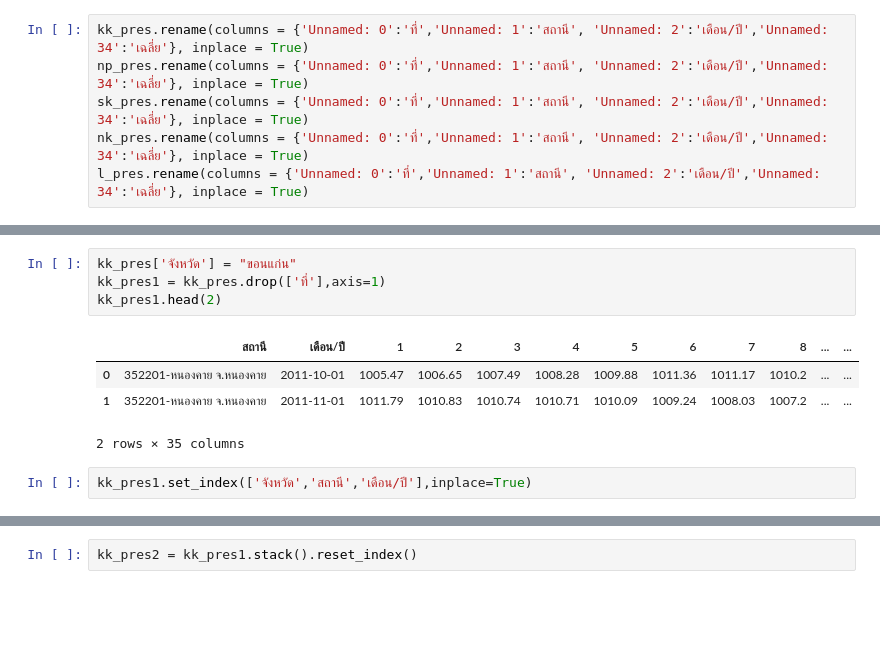
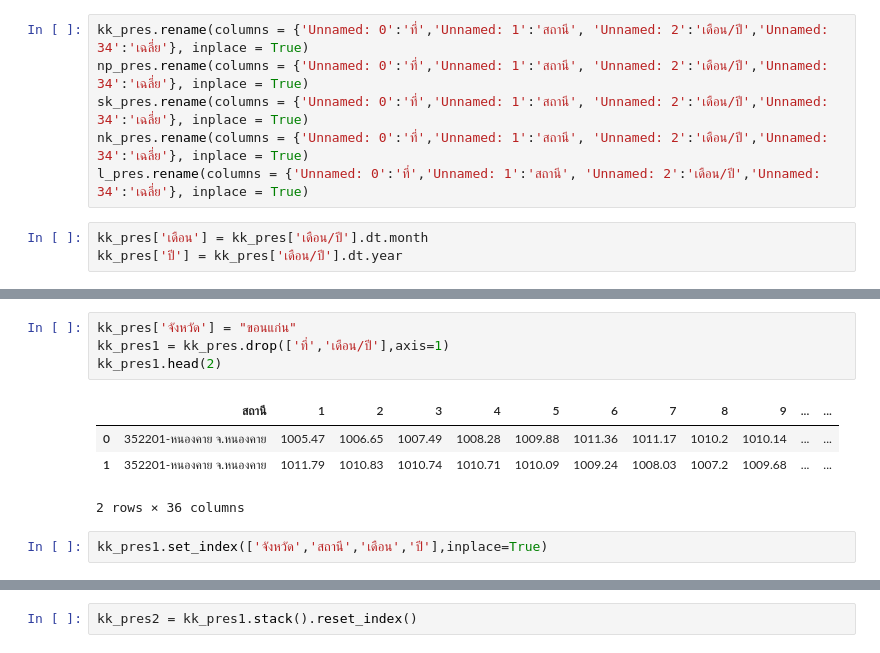
Before and after one commit to supatsara2002/bsc_dpdm22, a Jupyter notebook: Quiz_Group_5_20_of_Midterm.ipynb, the cells around one changed output, grey strips where cells are left out. Drawn from its saved outputs; the diff is of its cells as text; blank space fills up the shorter version.

```diff
--- a/Quiz_Group_5_20_of_Midterm.ipynb
+++ b/Quiz_Group_5_20_of_Midterm.ipynb
@@ -76,3 +83,6 @@ np_pres.rename(columns = {'Unnamed: 0':'ที่','Unnamed: 1':'สถานี
 sk_pres.rename(columns = {'Unnamed: 0':'ที่','Unnamed: 1':'สถานี', 'Unnamed: 2':'เดือน/ปี','Unnamed: 34':'เฉลี่ย'}, inplace = True)
 nk_pres.rename(columns = {'Unnamed: 0':'ที่','Unnamed: 1':'สถานี', 'Unnamed: 2':'เดือน/ปี','Unnamed: 34':'เฉลี่ย'}, inplace = True)
 l_pres.rename(columns = {'Unnamed: 0':'ที่','Unnamed: 1':'สถานี', 'Unnamed: 2':'เดือน/ปี','Unnamed: 34':'เฉลี่ย'}, inplace = True)
+# %%
+kk_pres['เดือน'] = kk_pres['เดือน/ปี'].dt.month
+kk_pres['ปี'] = kk_pres['เดือน/ปี'].dt.year
@@ -79,14 +96,14 @@ l_pres.rename(columns = {'Unnamed: 0':'ที่','Unnamed: 1':'สถานี'
 # %%
 kk_pres['จังหวัด'] = "ขอนแก่น"
-kk_pres1 = kk_pres.drop(['ที่'],axis=1)
+kk_pres1 = kk_pres.drop(['ที่','เดือน/ปี'],axis=1)
 kk_pres1.head(2)
 # %% [output]
-|  | สถานี | เดือน/ปี | 1 | 2 | 3 | 4 | 5 | 6 | 7 | 8 | ... | ... |
-| 0 | 352201-หนองคาย จ.หนองคาย | 2011-10-01 | 1005.47 | 1006.65 | 1007.49 | 1008.28 | 1009.88 | 1011.36 | 1011.17 | 1010.2 | ... | ... |
-| 1 | 352201-หนองคาย จ.หนองคาย | 2011-11-01 | 1011.79 | 1010.83 | 1010.74 | 1010.71 | 1010.09 | 1009.24 | 1008.03 | 1007.2 | ... | ... |
+|  | สถานี | 1 | 2 | 3 | 4 | 5 | 6 | 7 | 8 | 9 | ... | ... |
+| 0 | 352201-หนองคาย จ.หนองคาย | 1005.47 | 1006.65 | 1007.49 | 1008.28 | 1009.88 | 1011.36 | 1011.17 | 1010.2 | 1010.14 | ... | ... |
+| 1 | 352201-หนองคาย จ.หนองคาย | 1011.79 | 1010.83 | 1010.74 | 1010.71 | 1010.09 | 1009.24 | 1008.03 | 1007.2 | 1009.68 | ... | ... |
-2 rows × 35 columns
+2 rows × 36 columns
 # %%
-kk_pres1.set_index(['จังหวัด','สถานี','เดือน/ปี'],inplace=True)
+kk_pres1.set_index(['จังหวัด','สถานี','เดือน','ปี'],inplace=True)
 # %%
 kk_pres1.head(2)
 # %% [output]
```
Also changed, not shown: parts of 16 cells of this notebook.
